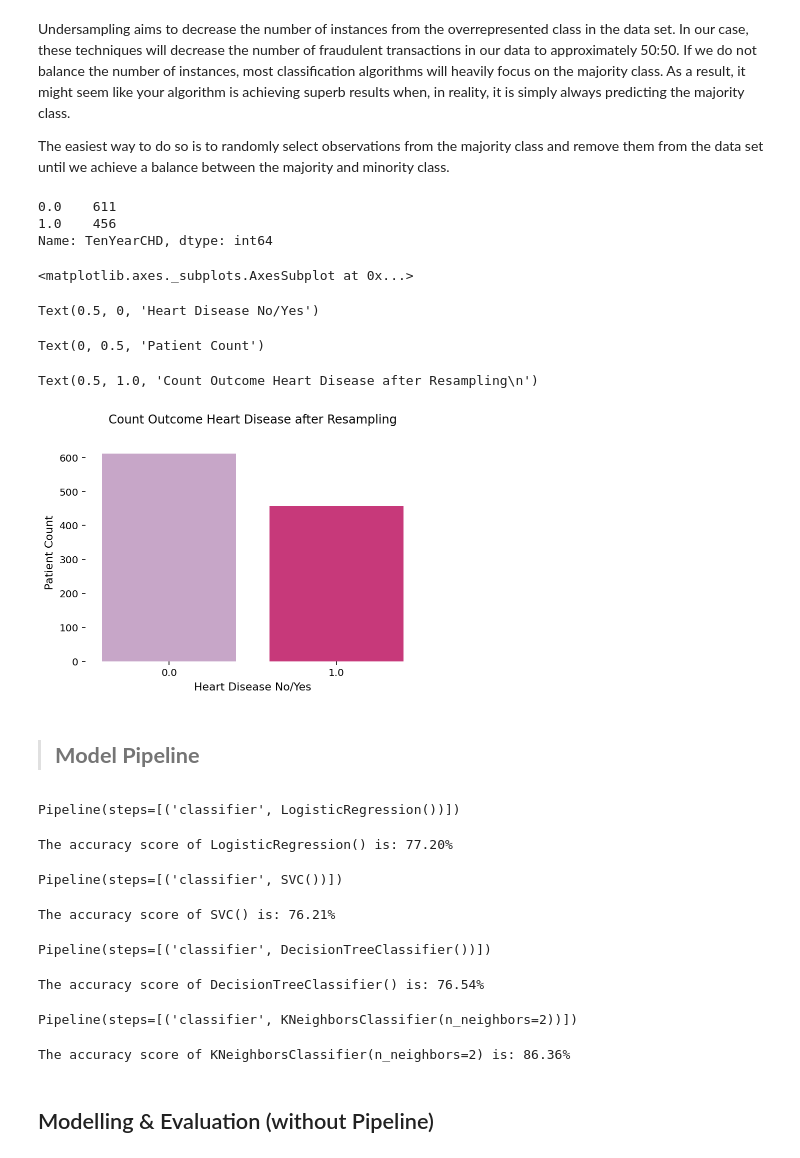
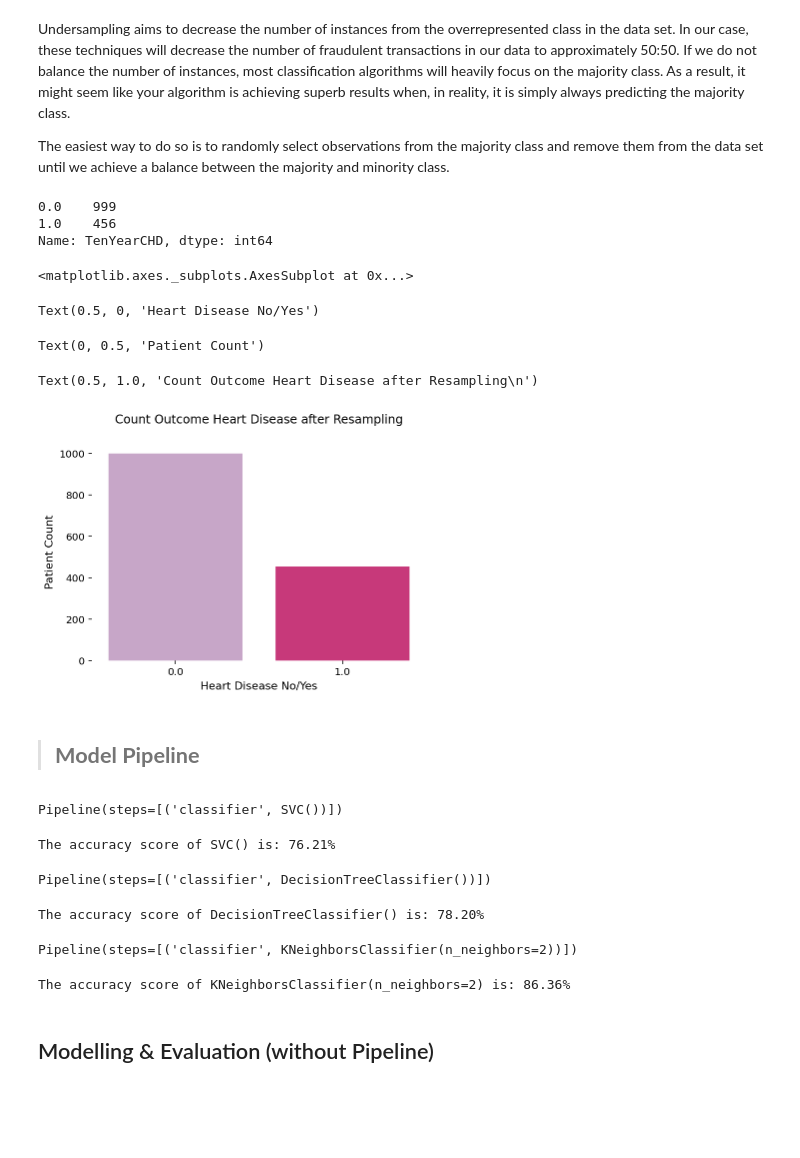
Before and after one commit to jayu071/Cardiovascular_Risk_Prediction_JN, a Jupyter notebook: JN_Cardiovascular_Risk_Prediction.ipynb, the cells around one changed output. Drawn from its saved outputs; the diff is of its cells as text; code cells hidden in the pictures; blank space fills up the shorter version.

```diff
--- a/JN_Cardiovascular_Risk_Prediction.ipynb
+++ b/JN_Cardiovascular_Risk_Prediction.ipynb
@@ -341,3 +341,8 @@ le_df
 | 3387 | 12 | 1 | 1 | 3 | 0 | 0 | 1 | 0 | 207 | ... |
 | 3389 | 22 | 0 | 0 | 0 | 0 | 0 | 0 | 0 | 149 | ... |
 3002 rows × 15 columns
+# %%
+sns.set(style='whitegrid')
+plt.figure(figsize=(20,6))   # for define chart size
+plt.xticks(rotation =90)     #plot X-axis ticks in 90 degree rotation for clear visible
+sns.scatterplot(y="cigsPerDay", x="age",hue="TenYearCHD", data=df)
@@ -343,0 +355,5 @@ le_df
+# %%
+sns.set(style='whitegrid')
+plt.figure(figsize=(20,6))   # for define chart size
+plt.xticks(rotation =90)     #plot X-axis ticks in 90 degree rotation for clear visible
+sns.scatterplot(x="totChol", y="glucose",hue="TenYearCHD", data=df)
@@ -558,36 +694,36 @@ The easiest way to do so is to randomly select observations from the majority cl
 # %%
 # Shuffle df
 shuffled_df = df_scaled.sample(frac=1,random_state=4)
 
 # Put all the fraud class in a separate dataset.
 CHD_df = shuffled_df.loc[shuffled_df['TenYearCHD'] == 1]
 
 #Randomly select 492 observations from the non-fraud (majority class)
-non_CHD_df = shuffled_df.loc[shuffled_df['TenYearCHD'] == 0].sample(n=611,random_state=42)
+non_CHD_df = shuffled_df.loc[shuffled_df['TenYearCHD'] == 0].sample(n=999,random_state=42)
 
 # Concatenate both dataframes again
 normalized_df = pd.concat([CHD_df, non_CHD_df])
 
 # check new class counts
 normalized_df.TenYearCHD.value_counts()
 
 # plot new count
 sns.countplot(normalized_df.TenYearCHD, palette="PuRd")
 plt.box(False)
 plt.xlabel('Heart Disease No/Yes',fontsize=11)
 plt.ylabel('Patient Count',fontsize=11)
 plt.title('Count Outcome Heart Disease after Resampling\n')
 #plt.savefig('Balance Heart Disease.png')
 plt.show()
 # %% [output]
-0.0    611
+0.0    999
 1.0    456
 Name: TenYearCHD, dtype: int64
 <matplotlib.axes._subplots.AxesSubplot at 0x...>
 Text(0.5, 0, 'Heart Disease No/Yes')
 Text(0, 0.5, 'Patient Count')
 Text(0.5, 1.0, 'Count Outcome Heart Disease after Resampling\n')
-[figure, old version]
+[figure, new version]
 # %% [markdown]
 > ## **Model Pipeline** <a name="paragraph5"></a>
 # %%
@@ -596,21 +732,19 @@ X_train = normalized_df.drop('TenYearCHD', axis=1)
 
 from sklearn.pipeline import Pipeline
 
-classifiers = [LogisticRegression(),SVC(),DecisionTreeClassifier(),KNeighborsClassifier(2)]
+classifiers = [SVC(),DecisionTreeClassifier(),KNeighborsClassifier(2)]
 
 for classifier in classifiers:
     pipe = Pipeline(steps=[('classifier', classifier)])
     pipe.fit(X_train, y_train)
     print("The accuracy score of {0} is: {1:.2f}%".format(classifier,(pipe.score(X_test, y_test)*100)))
 # %% [output]
-Pipeline(steps=[('classifier', LogisticRegression())])
+Pipeline(steps=[('classifier', SVC())])
-The accuracy score of LogisticRegression() is: 77.20%
+The accuracy score of SVC() is: 76.21%
-Pipeline(steps=[('classifier', SVC())])
+Pipeline(steps=[('classifier', DecisionTreeClassifier())])
-The accuracy score of SVC() is: 76.21%
+The accuracy score of DecisionTreeClassifier() is: 78.20%
-Pipeline(steps=[('classifier', DecisionTreeClassifier())])
+Pipeline(steps=[('classifier', KNeighborsClassifier(n_neighbors=2))])
-The accuracy score of DecisionTreeClassifier() is: 76.54%
+The accuracy score of KNeighborsClassifier(n_neighbors=2) is: 86.36%
-Pipeline(steps=[('classifier', KNeighborsClassifier(n_neighbors=2))])
-The accuracy score of KNeighborsClassifier(n_neighbors=2) is: 86.36%
 # %% [markdown]
 ## Modelling & Evaluation (without Pipeline) <a name="paragraph6"></a>
 # %% [markdown]
```
Also changed, not shown: parts of 16 cells of this notebook.
